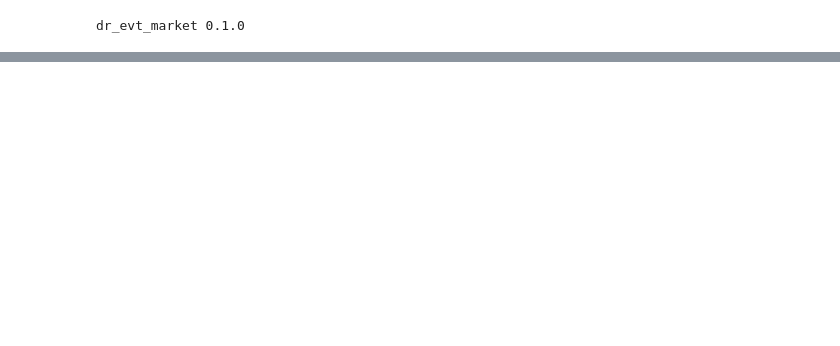
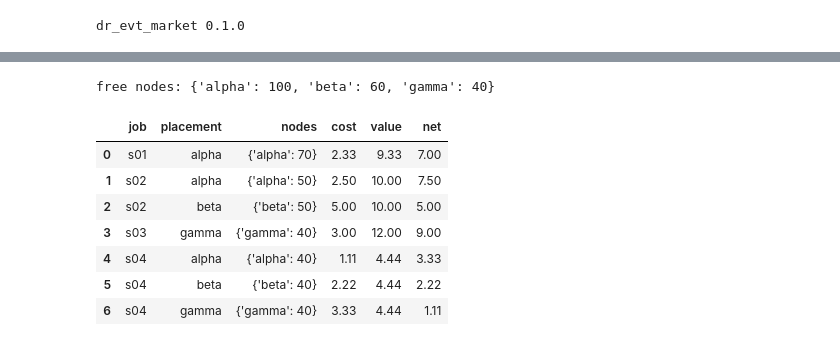
Before and after one commit to jmalegaonkar/dr_evt, a Jupyter notebook: learn/07_market_end_to_end.ipynb, the cells around one changed output, grey strips where cells are left out. Cells and saved outputs as stored; diff of their text form; code cells hidden in the pictures; blank space fills up the shorter version.

```diff
--- a/learn/07_market_end_to_end.ipynb
+++ b/learn/07_market_end_to_end.ipynb
@@ -221,13 +319,4 @@ The controller does not know which transport a platform uses. Serving alpha from
 # %%
-with m.ServerProcess(None, WORK / "grpc" / "server") as server:
-    mixed = {}
-    for s in specs:
-        if s.system_id == "alpha":
-            mixed[s.system_id] = m.GrpcPlatform(s.system_id, s.total_nodes, server.address, WORK / "grpc" / "server", session_name="alpha")
-        else:
-            mixed[s.system_id] = m.InProcessPlatform(s.system_id, s.total_nodes, WORK / "grpc" / s.system_id)
-    report_grpc = m.Controller(mixed, prices, Vcg(), jobs, bids, window_s=60, seed=0).run()
-    paths_grpc = m.write_outputs(report_grpc, WORK / "grpc" / "out")
-print("routed.csv identical across transports:", Path(paths["routed"]).read_bytes() == Path(paths_grpc["routed"]).read_bytes())
-print("sha256:", paths["routed_sha256"][:16], "==", paths_grpc["routed_sha256"][:16])
+show_file("src/sim/sim.hpp", r"struct Job_Timing", 20)
+show_file("src/sim/sim.cpp", r"::get_job_timing\(", 32)
 # %% [output]
@@ -263,0 +1758,24 @@ every job runs exactly its limit, on every platform.
+# %%
+WORK = Path(tempfile.mkdtemp(dir=OUT, prefix="market07_"))
+sessions = {p.name: m.InProcessPlatform(p.name, p.total_nodes, WORK / "hand" / p.name) for p in specs}
+for s in sessions.values():
+    s.advance_to(0)
+queue = [j for j in jobs if j.submit_s <= 0]
+window = clearing.build_window(0, 0, queue, platforms, {n: s.snapshot().free_nodes for n, s in sessions.items()})
+rows = []
+for job in window.jobs:
+    for c in window.candidates[job.job_id]:
+        rows.append({"job": job.job_id, "placement": c.id, "nodes": mechanism_base.demand(job, c),
+                     "cost": round(c.cost_credits, 2), "value": round(c.value_credits, 2), "net": round(c.net_credits, 2)})
+print("free nodes:", dict(window.free_nodes))
+pd.DataFrame(rows)
+# %% [output]
+free nodes: {'alpha': 100, 'beta': 60, 'gamma': 40}
+|  | job | placement | nodes | cost | value | net |
+| 0 | s01 | alpha | {'alpha': 70} | 2.33 | 9.33 | 7.00 |
+| 1 | s02 | alpha | {'alpha': 50} | 2.50 | 10.00 | 7.50 |
+| 2 | s02 | beta | {'beta': 50} | 5.00 | 10.00 | 5.00 |
+| 3 | s03 | gamma | {'gamma': 40} | 3.00 | 12.00 | 9.00 |
+| 4 | s04 | alpha | {'alpha': 40} | 1.11 | 4.44 | 3.33 |
+| 5 | s04 | beta | {'beta': 40} | 2.22 | 4.44 | 2.22 |
+| 6 | s04 | gamma | {'gamma': 40} | 3.33 | 4.44 | 1.11 |
```
Also changed, not shown: parts of 63 cells of this notebook, 35 other files.
